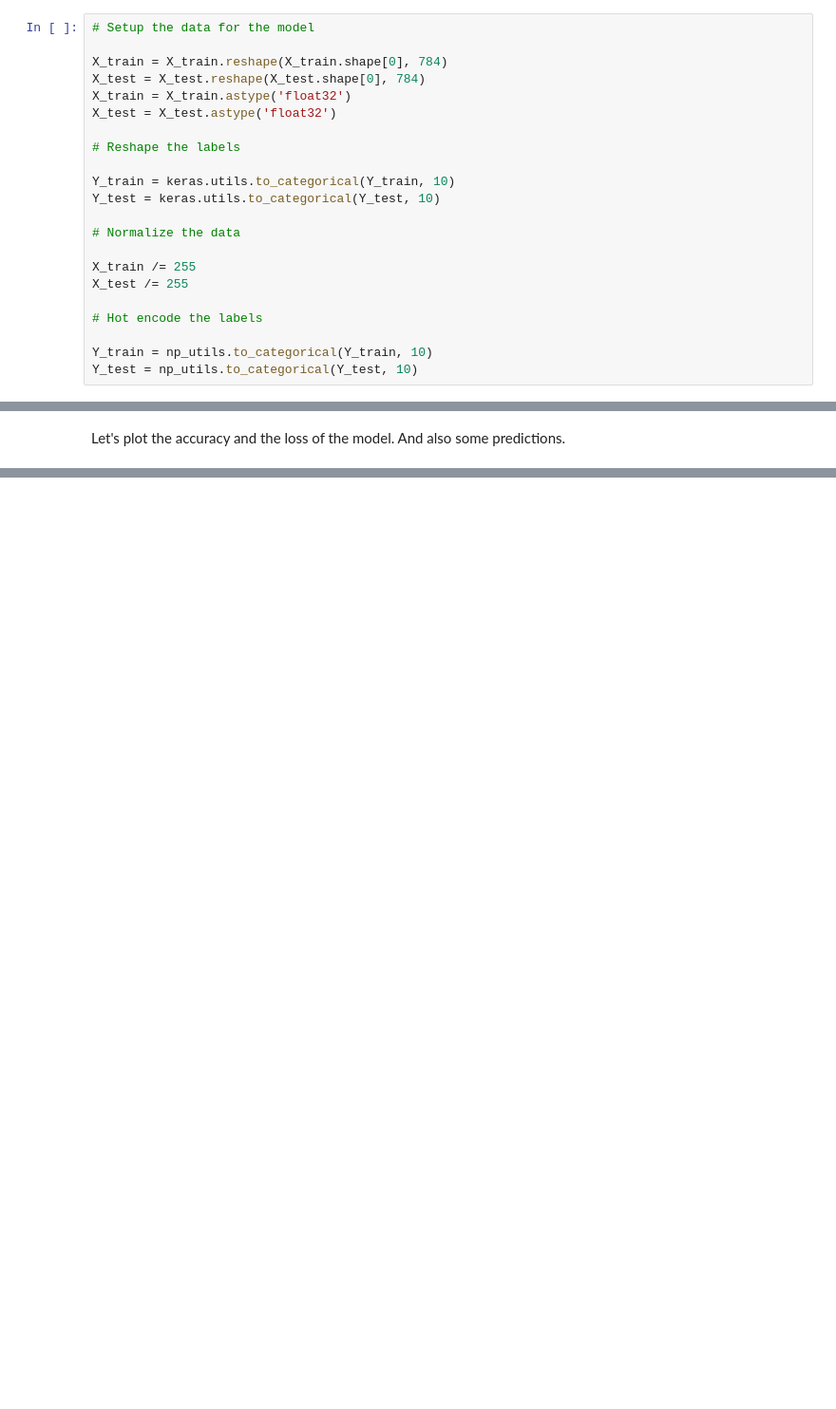
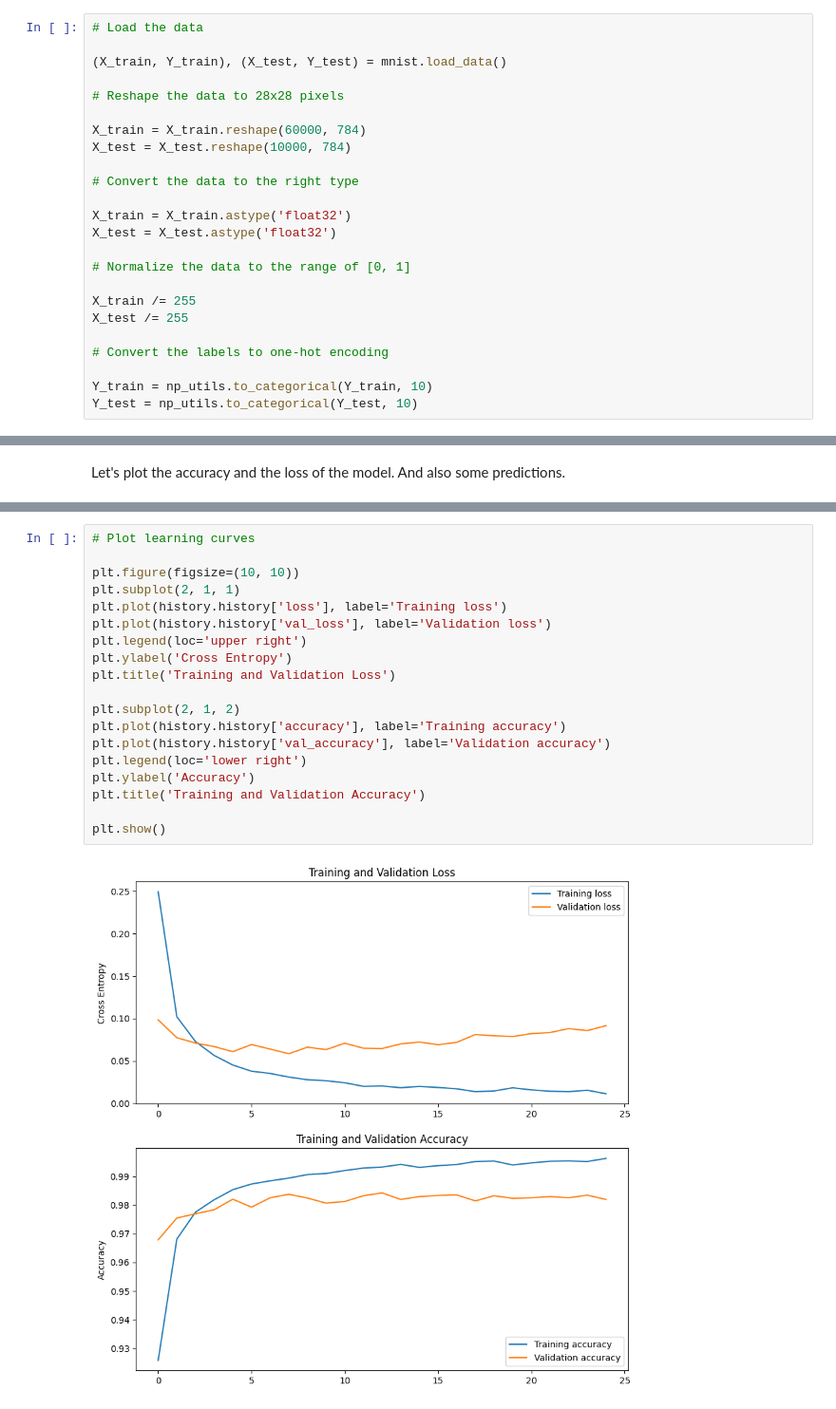
Before and after one commit to CharrierTim/Machine-Learning, a Jupyter notebook: TD1/Rapport TD1.ipynb, the cells around one changed output, grey strips where cells are left out. Shown at 95% size. Drawn from its saved outputs; the diff is of its cells as text; blank space fills up the shorter version.

```diff
--- a/TD1/Rapport TD1.ipynb
+++ b/TD1/Rapport TD1.ipynb
@@ -363,24 +404,26 @@ batch_size = 128
 
 The most important parameters we have to set with the compile method are the optimizer and the loss. The optimizer is the algorithm used to minimize the loss. The loss is the function that is minimized by the optimizer. The most important parameters we have to set with the fit method are the epochs and the batch_size. The epochs is the number of iterations over the entire training data. The batch_size is the number of samples per gradient update.
 # %%
-# Setup the data for the model
+# Load the data
 
-X_train = X_train.reshape(X_train.shape[0], 784)
-X_test = X_test.reshape(X_test.shape[0], 784)
+(X_train, Y_train), (X_test, Y_test) = mnist.load_data()
+
+# Reshape the data to 28x28 pixels
+
+X_train = X_train.reshape(60000, 784)
+X_test = X_test.reshape(10000, 784)
+
+# Convert the data to the right type
+
 X_train = X_train.astype('float32')
 X_test = X_test.astype('float32')
 
-# Reshape the labels
-
-Y_train = keras.utils.to_categorical(Y_train, 10)
-Y_test = keras.utils.to_categorical(Y_test, 10)
-
-# Normalize the data
+# Normalize the data to the range of [0, 1]
 
 X_train /= 255
 X_test /= 255
 
-# Hot encode the labels
+# Convert the labels to one-hot encoding
 
 Y_train = np_utils.to_categorical(Y_train, 10)
 Y_test = np_utils.to_categorical(Y_test, 10)
@@ -464,0 +540,21 @@ Test accuracy: 0.11349999904632568
+# %%
+# Plot learning curves
+
+plt.figure(figsize=(10, 10))
+plt.subplot(2, 1, 1)
+plt.plot(history.history['loss'], label='Training loss')
+plt.plot(history.history['val_loss'], label='Validation loss')
+plt.legend(loc='upper right')
+plt.ylabel('Cross Entropy')
+plt.title('Training and Validation Loss')
+
+plt.subplot(2, 1, 2)
+plt.plot(history.history['accuracy'], label='Training accuracy')
+plt.plot(history.history['val_accuracy'], label='Validation accuracy')
+plt.legend(loc='lower right')
+plt.ylabel('Accuracy')
+plt.title('Training and Validation Accuracy')
+
+plt.show()
+# %% [output]
+[figure, added]
```
Also changed, not shown: parts of 12 cells of this notebook, 3 other files.
